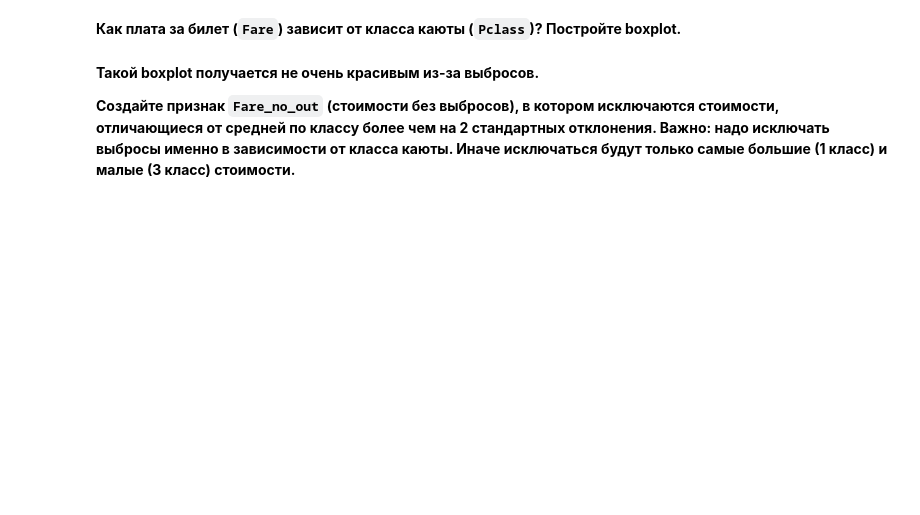
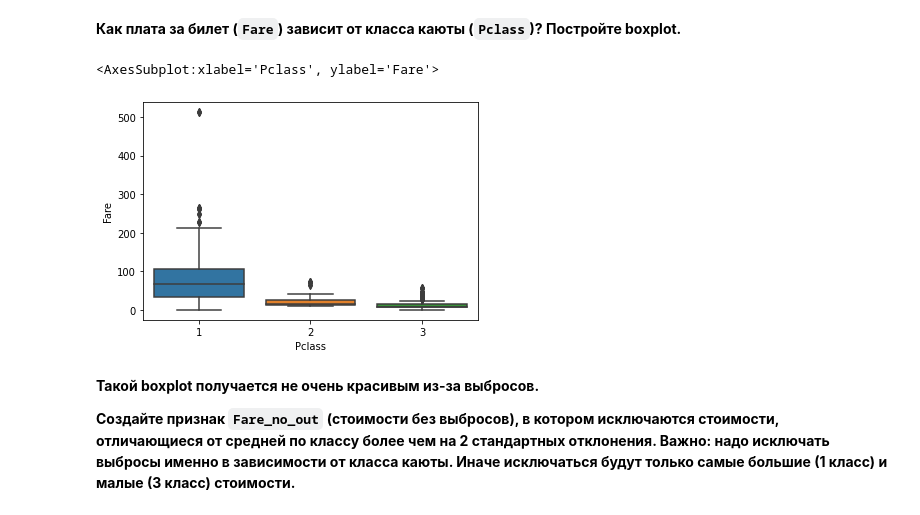
Before and after one commit to ShwarzeWolf/Loftschool_ML, a Jupyter notebook: week3/HW_Lec_3_Визуальный_анализ_данных_Титаник.ipynb, the cells around one changed output. Cells and saved outputs as stored; diff of their text form; code cells hidden in the pictures; blank space fills up the shorter version.

```diff
--- a/week3/HW_Lec_3_Визуальный_анализ_данных_Титаник.ipynb
+++ b/week3/HW_Lec_3_Визуальный_анализ_данных_Титаник.ipynb
@@ -36,3 +72,8 @@ train_df = train_df.drop('Cabin', axis=1).dropna()
+# %%
+sns.boxplot(train_df['Pclass'], train_df['Fare'])
+# %% [output]
+<AxesSubplot:xlabel='Pclass', ylabel='Fare'>
+[figure, added]
 # %% [markdown]
 **Такой boxplot получается не очень красивым из-за выбросов.**
 
```
Also changed, not shown: parts of 14 cells of this notebook, 1 other file.
